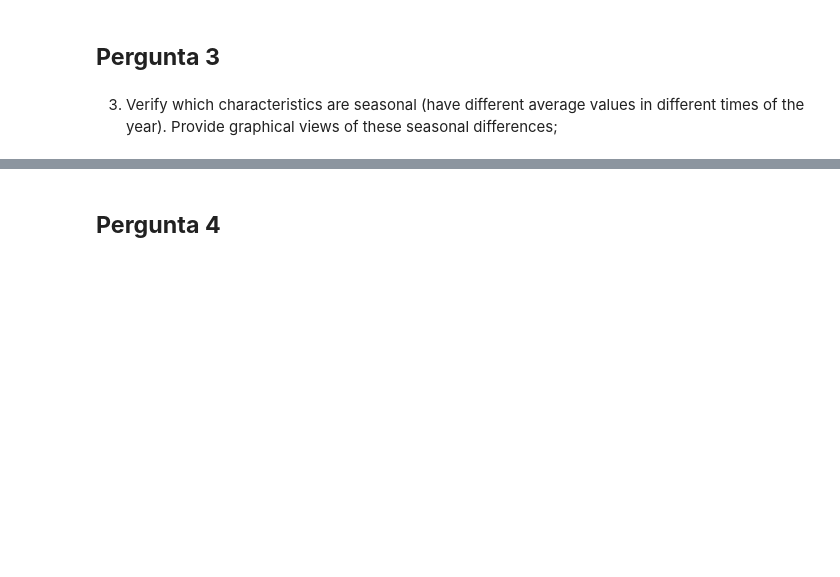
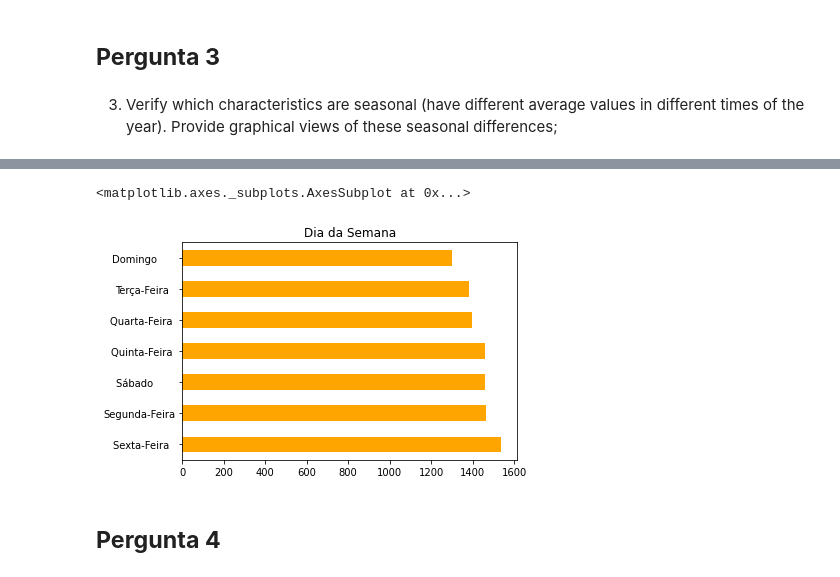
Before and after one commit to mrdso2-iscte/IAA_PROJECT, a Jupyter notebook: IAA.ipynb, the cells around one changed output, grey strips where cells are left out. Cells and saved outputs as stored; diff of their text form; code cells hidden in the pictures; blank space fills up the shorter version.

```diff
--- a/IAA.ipynb
+++ b/IAA.ipynb
@@ -295,3 +345,8 @@ ax = df.plot.bar(x='Mes', y=['grave','muito_grave','ligeiro'], rot=0,figsize=(10
+# %%
+acidentes_df['Dia da Semana'].value_counts().plot(kind = 'barh',rot = 0,color='orange',title="Dia da Semana")
+# %% [output]
+<matplotlib.axes._subplots.AxesSubplot at 0x...>
+[figure, added]
 # %% [markdown]
 ## **Pergunta 4**
 # %% [markdown]
```
Also changed, not shown: parts of 16 cells of this notebook.
